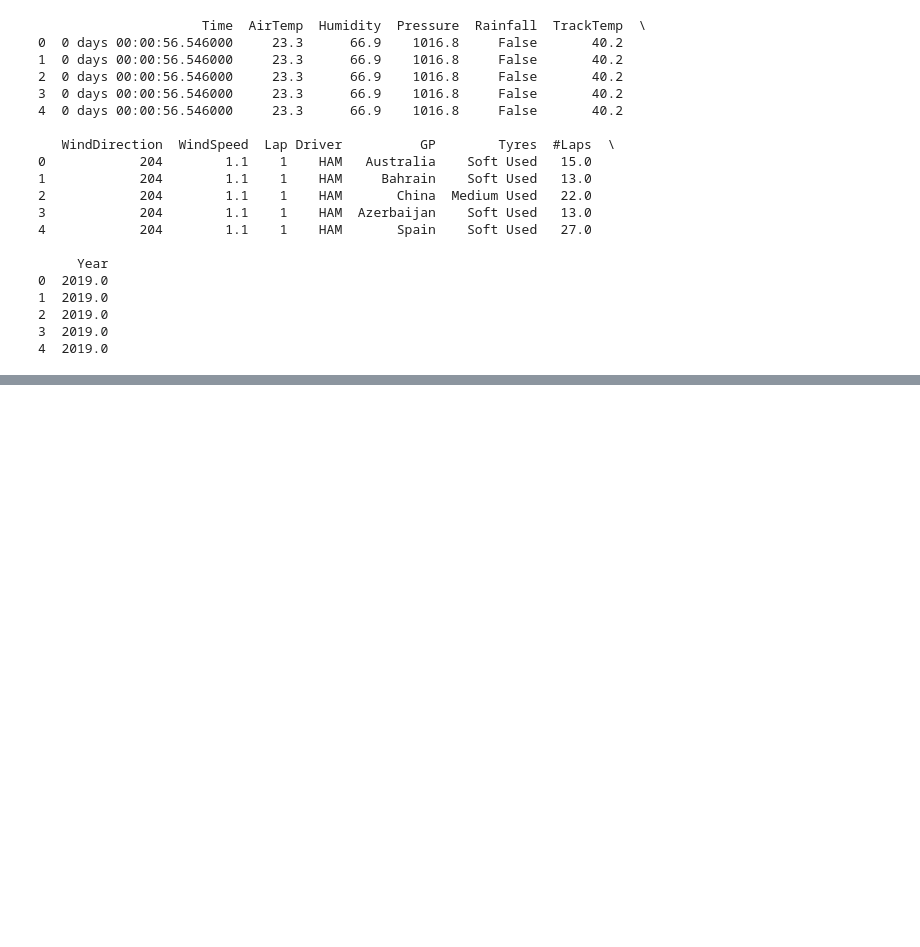
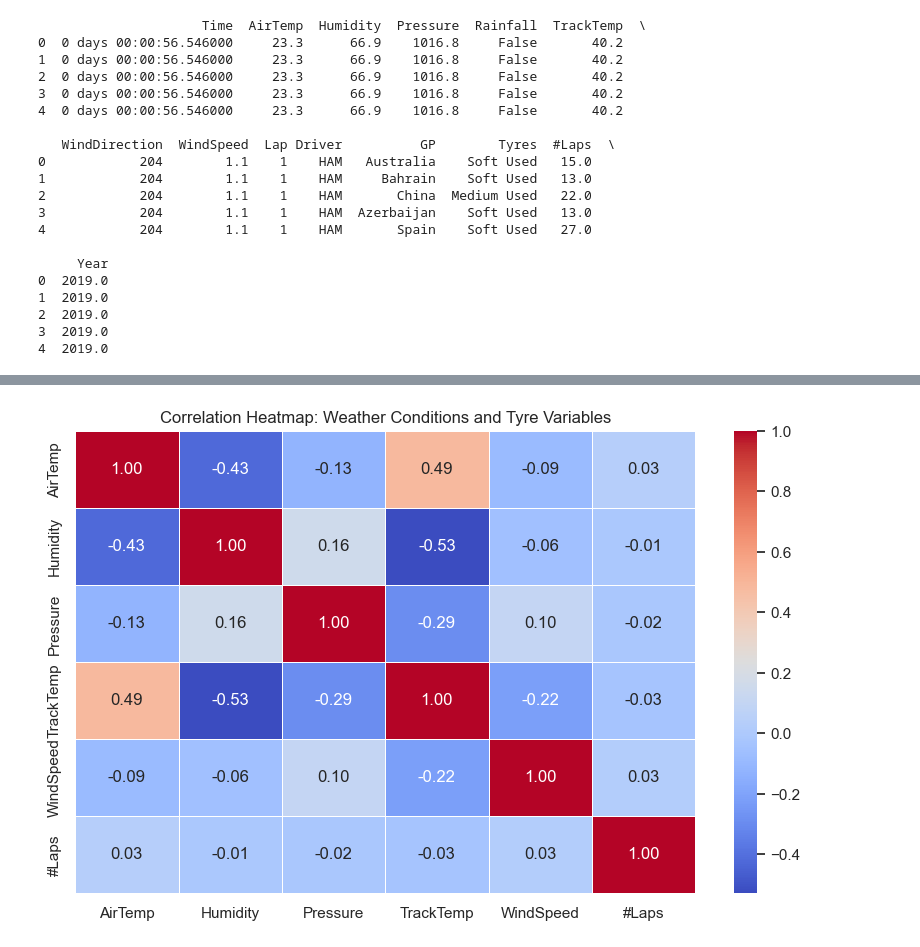
Before and after one commit to Kirtan-Patel234/F1DataScienceProject, a Jupyter notebook: Weather/weather_tyre_eda_2019.ipynb, the cells around one changed output, grey strips where cells are left out. Drawn from its saved outputs; the diff is of its cells as text; code cells hidden in the pictures; blank space fills up the shorter version.

Commit message:
Initial commit for F1 Data Science Project

```diff
--- a/Weather/weather_tyre_eda_2019.ipynb
+++ b/Weather/weather_tyre_eda_2019.ipynb
@@ -320,0 +323,23 @@ plt.show()
+# %%
+import pandas as pd
+import seaborn as sns
+import matplotlib.pyplot as plt
+
+# Load the dataset
+data = pd.read_csv("merged_weather_tyre_data_2019.csv")
+
+# Select relevant numeric columns for correlation analysis
+# Columns that relate to weather and lap performance
+numeric_columns = ['AirTemp', 'Humidity', 'Pressure', 'TrackTemp', 'WindSpeed', '#Laps']
+data_subset = data[numeric_columns]
+
+# Calculate the correlation matrix
+correlation_matrix = data_subset.corr()
+
+# Plot the heatmap
+plt.figure(figsize=(10, 6))
+sns.heatmap(correlation_matrix, annot=True, cmap="coolwarm", fmt=".2f", linewidths=0.5)
+plt.title("Correlation Heatmap: Weather Conditions and Tyre Variables")
+plt.show()
+# %% [output]
+[figure, added]
```
Also changed, not shown: parts of 23 cells of this notebook, 11 other files.
